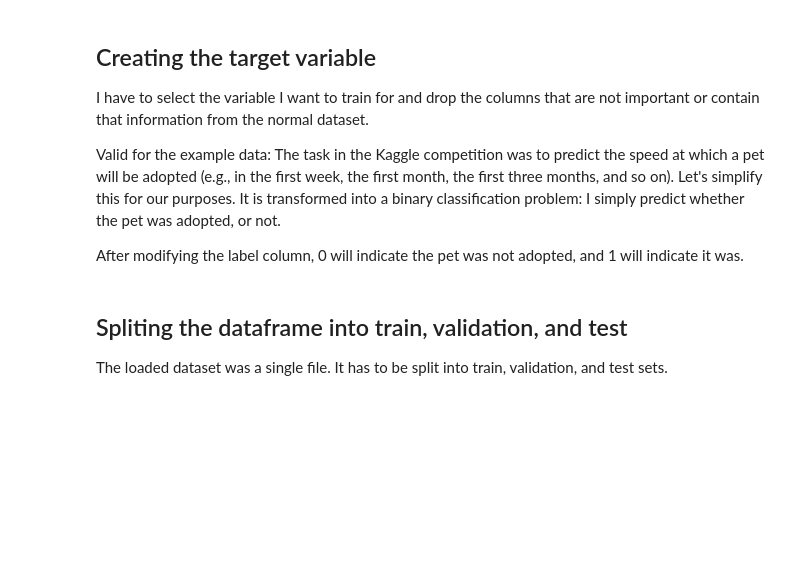
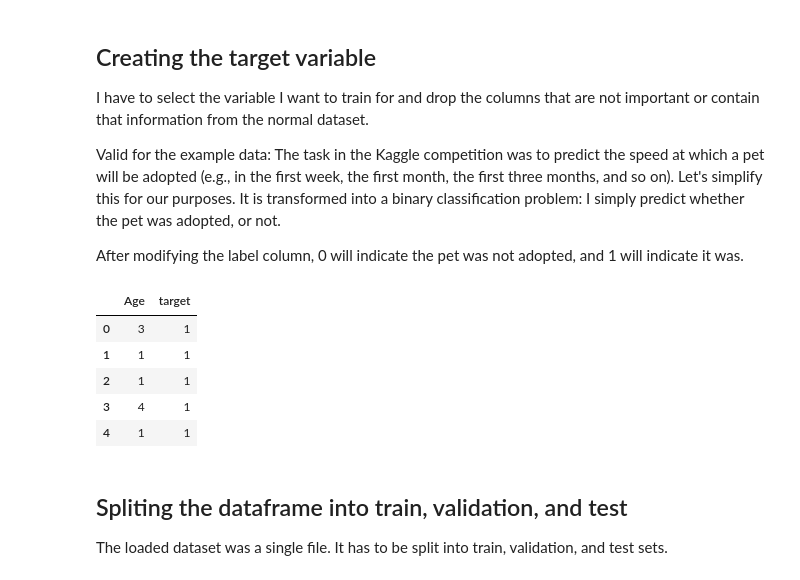
Before and after one commit to LukasDeis/SENN, a Jupyter notebook: report/(experimental)project.ipynb, the cells around one changed output. Drawn from its saved outputs; the diff is of its cells as text; code cells hidden in the pictures; blank space fills up the shorter version.

```diff
--- a/report/(experimental)project.ipynb
+++ b/report/(experimental)project.ipynb
@@ -179,6 +179,18 @@ dataframe['target'] = np.where(dataframe['AdoptionSpeed']==4, 0, 1)
 
 # Drop un-used columns. (including our now target which can not be used for training)
 dataframe = dataframe.drop(columns=['AdoptionSpeed', 'Description'])
+# %%
+dataframe = dataframe.drop(columns=['Fee', 'PhotoAmt','Type', 'Color1', 'Color2', 'Gender', 'MaturitySize',
+                    'FurLength', 'Vaccinated', 'Sterilized', 'Health', 'Breed1'])
+# %%
+dataframe.head()
+# %% [output]
+|  | Age | target |
+| 0 | 3 | 1 |
+| 1 | 1 | 1 |
+| 2 | 1 | 1 |
+| 3 | 4 | 1 |
+| 4 | 1 | 1 |
 # %% [markdown]
 ## Spliting the dataframe into train, validation, and test
 
```
Also changed, not shown: parts of 10 cells of this notebook.
